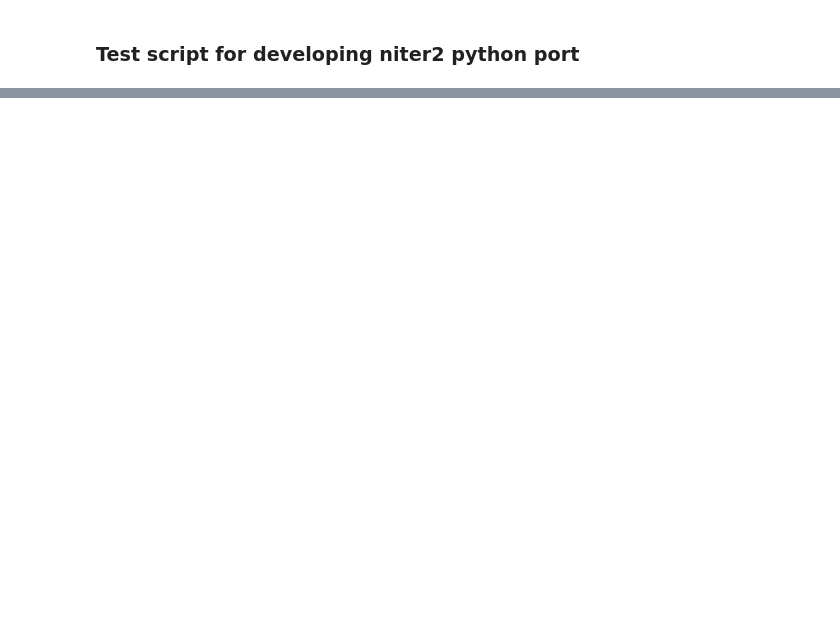
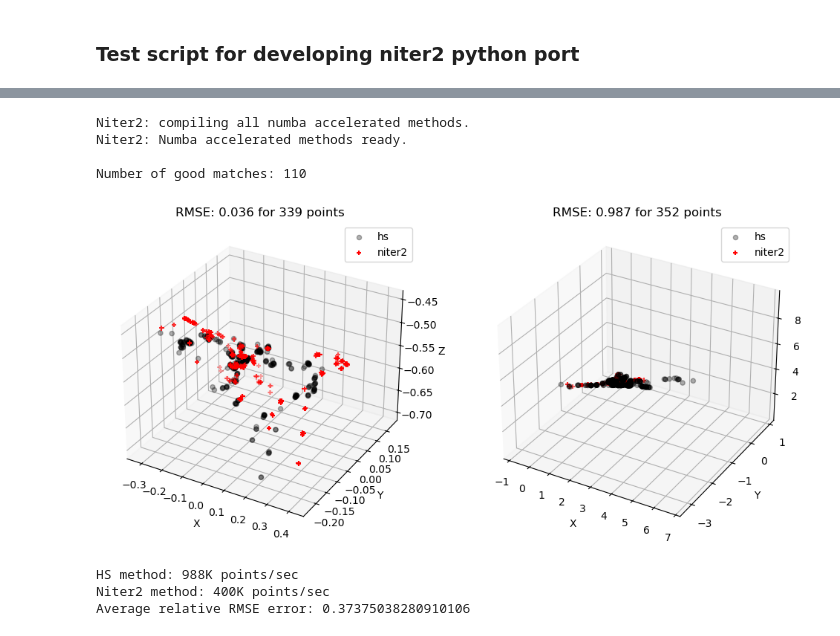
Before and after one commit to Mechazo11/niter2_python, a Jupyter notebook: test.ipynb, the cells around one changed output, grey strips where cells are left out. Drawn from its saved outputs; the diff is of its cells as text; code cells hidden in the pictures; blank space fills up the shorter version.

```diff
--- a/test.ipynb
+++ b/test.ipynb
@@ -27,0 +57,16 @@ results_orb.generate_stats()
+# %%
+results_orb = proj.perform_experiment("drone", "ORB",
+                                  full_verbose=False,
+                                  short_verbose=False)
+results_orb.compute_rmse_get_best_points()
+results_orb.generate_plots()
+results_orb.generate_stats()
+# %% [output]
+Niter2: compiling all numba accelerated methods.
+Niter2: Numba accelerated methods ready.
+
+Number of good matches: 110
+[figure, added]
+HS method: 988K points/sec
+Niter2 method: 400K points/sec
+Average relative RMSE error: 0.37375038280910106
```
Also changed, not shown: parts of 5 cells of this notebook, 1 other file.
